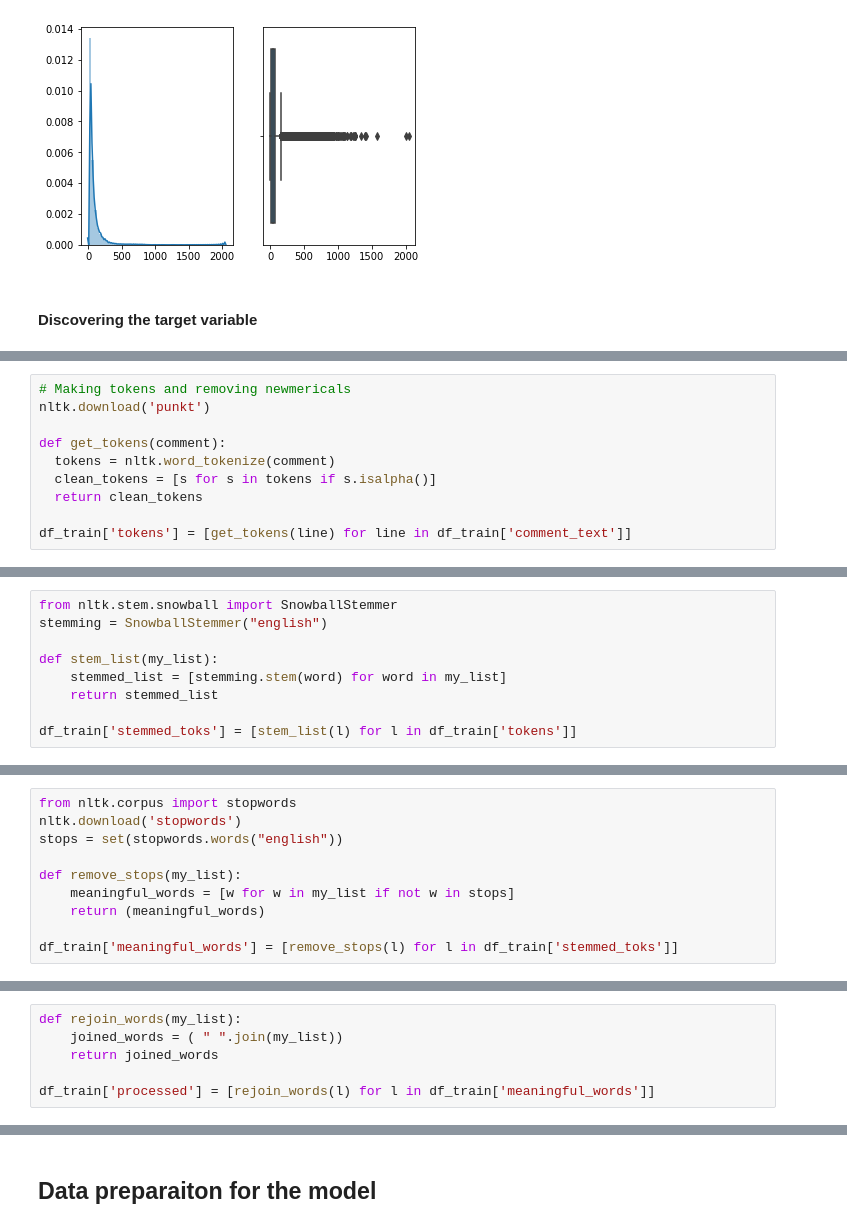
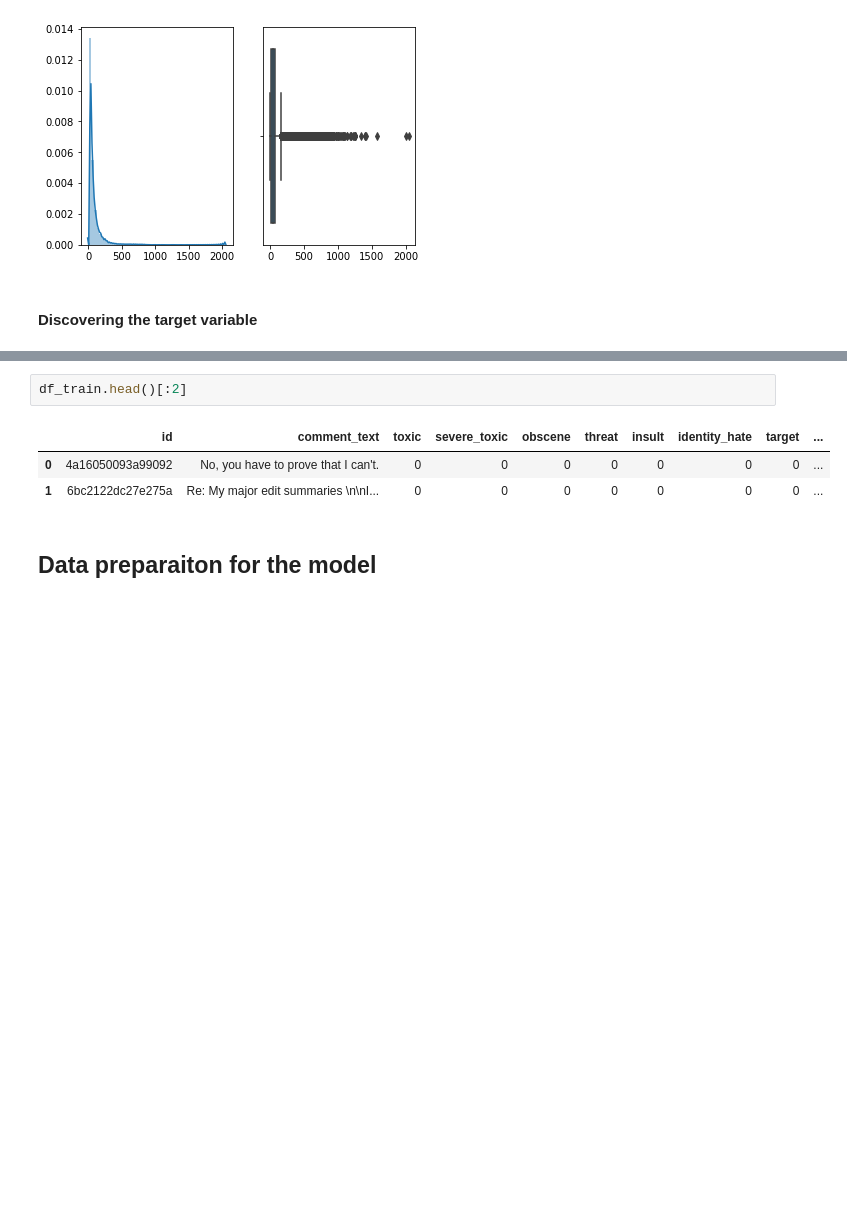
Before and after one commit to tlysenko/ML-notebooks, a Jupyter notebook: Toxic_comment_classification.ipynb, the cells around one changed output, grey strips where cells are left out. Drawn from its saved outputs; the diff is of its cells as text; blank space fills up the shorter version.

```diff
--- a/Toxic_comment_classification.ipynb
+++ b/Toxic_comment_classification.ipynb
@@ -122,10 +113,0 @@ df_train['comment_text'] = df_train['comment_text'].str.lower()
-# %%
-# Making tokens and removing newmericals
-nltk.download('punkt')
-
-def get_tokens(comment):
-  tokens = nltk.word_tokenize(comment)
-  clean_tokens = [s for s in tokens if s.isalpha()]
-  return clean_tokens
-
-df_train['tokens'] = [get_tokens(line) for line in df_train['comment_text']]
@@ -137,9 +113,0 @@ df_train['tokens'] = [get_tokens(line) for line in df_train['comment_text']]
-# %%
-from nltk.stem.snowball import SnowballStemmer
-stemming = SnowballStemmer("english")
-
-def stem_list(my_list):
-    stemmed_list = [stemming.stem(word) for word in my_list]
-    return stemmed_list
-
-df_train['stemmed_toks'] = [stem_list(l) for l in df_train['tokens']]
@@ -148,10 +113,0 @@ df_train['stemmed_toks'] = [stem_list(l) for l in df_train['tokens']]
-# %%
-from nltk.corpus import stopwords
-nltk.download('stopwords')
-stops = set(stopwords.words("english"))
-
-def remove_stops(my_list):
-    meaningful_words = [w for w in my_list if not w in stops]
-    return (meaningful_words)
-
-df_train['meaningful_words'] = [remove_stops(l) for l in df_train['stemmed_toks']]
@@ -163,6 +113,0 @@ df_train['meaningful_words'] = [remove_stops(l) for l in df_train['stemmed_toks'
-# %%
-def rejoin_words(my_list):
-    joined_words = ( " ".join(my_list))
-    return joined_words
-
-df_train['processed'] = [rejoin_words(l) for l in df_train['meaningful_words']]
@@ -169,2 +163,8 @@ df_train['processed'] = [rejoin_words(l) for l in df_train['meaningful_words']]
+# %%
+df_train.head()[:2]
+# %% [output]
+|  | id | comment_text | toxic | severe_toxic | obscene | threat | insult | identity_hate | target | ... |
+| 0 | 4a16050093a99092 | No, you have to prove that I can't. | 0 | 0 | 0 | 0 | 0 | 0 | 0 | ... |
+| 1 | 6bc2122dc27e275a | Re: My major edit summaries \n\nI... | 0 | 0 | 0 | 0 | 0 | 0 | 0 | ... |
 # %% [markdown]
 ## Data preparaiton for the model
```
Also changed, not shown: parts of 24 cells of this notebook.
